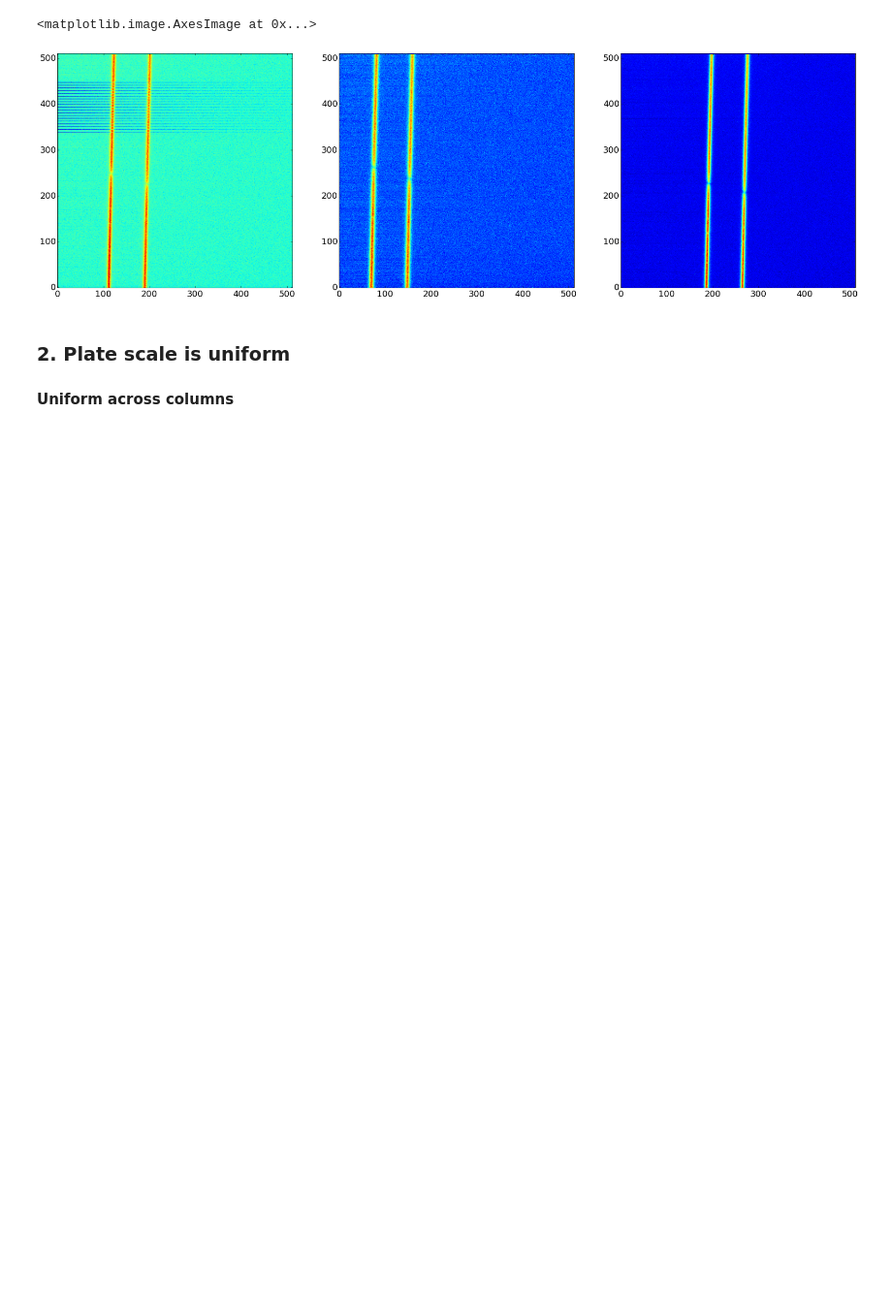
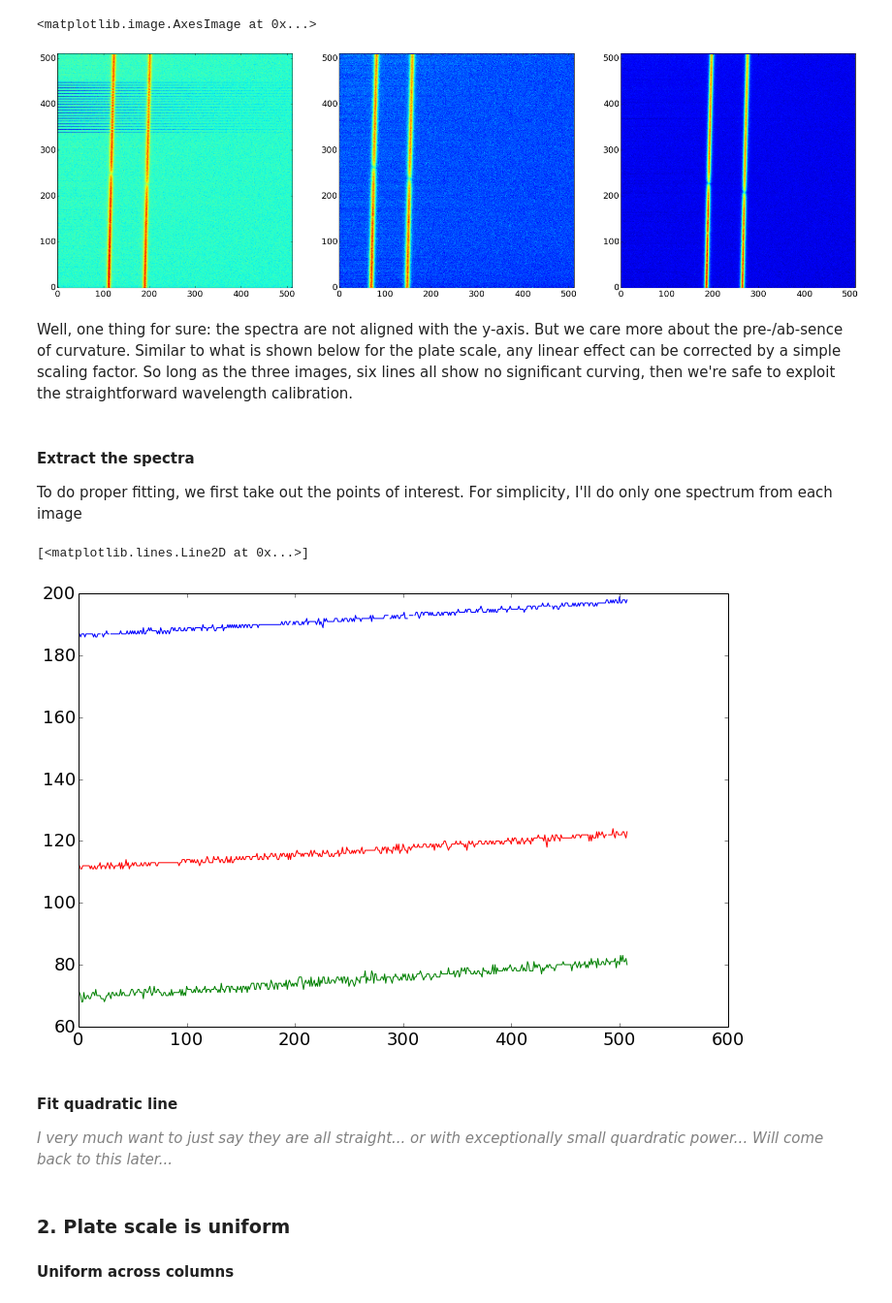
Before and after one commit to Mipanox/PHYS301, a Jupyter notebook: Project/SpecAss.ipynb, the cells around one changed output. Shown at 97% size. Cells and saved outputs as stored; diff of their text form; code cells hidden in the pictures; blank space fills up the shorter version.

Commit message:
analysis first commit

```diff
--- a/Project/SpecAss.ipynb
+++ b/Project/SpecAss.ipynb
@@ -44,6 +45,53 @@ plt.subplot(133); plt.imshow(nud_03_data,origin='lower')
 # %% [output]
 <matplotlib.image.AxesImage at 0x...>
 [figure]
+# %% [markdown]
+Well, one thing for sure: the spectra are not aligned with the y-axis. But we care more about the pre-/ab-sence of curvature. Similar to what is shown below for the plate scale, any linear effect can be corrected by a simple scaling factor. So long as the three images, six lines all show no significant curving, then we're safe to exploit the straightforward wavelength calibration.
+# %% [markdown]
+#### Extract the spectra
+To do proper fitting, we first take out the points of interest. For simplicity, I'll do only one spectrum from each image
+# %%
+delta = 20
+
+lin1,lin2,lin3 = [],[],[]
+for row in range(nud_01_data.shape[0]):
+    pk01 = peakdet(nud_01_data[row],delta)
+    pk02 = peakdet(nud_02_data[row],delta)
+    pk03 = peakdet(nud_03_data[row],delta)
+
+    ## column indices
+    try:
+        lin1.append(pk01[0,0])
+    except:
+        lin1.append(np.nan)
+    try:
+        lin2.append(pk02[0,0])
+    except:
+        lin2.append(np.nan)
+    try:
+        lin3.append(pk03[0,0])
+    except:
+        lin3.append(np.nan)
+
+lin1=np.asarray(lin1)
+lin2=np.asarray(lin2)
+lin3=np.asarray(lin3)
+# %%
+%%capture
+## get rid of mistakened values
+lin1[lin1<100]=np.nan
+lin3[lin3<170]=np.nan
+# %%
+plt.figure(figsize=(12,8))
+plt.plot(lin1,'r')
+plt.plot(lin2,'g')
+plt.plot(lin3,'b')
+# %% [output]
+[<matplotlib.lines.Line2D at 0x...>]
+[figure, added]
+# %% [markdown]
+#### Fit quadratic line
+_<font color="grey">I very much want to just say they are all straight... or with exceptionally small quardratic power... Will come back to this later...</font>_
 # %% [markdown]
 ### 2. Plate scale is uniform
 #### Uniform across columns
```
Also changed, not shown: parts of 2 cells of this notebook, 1 other file.
